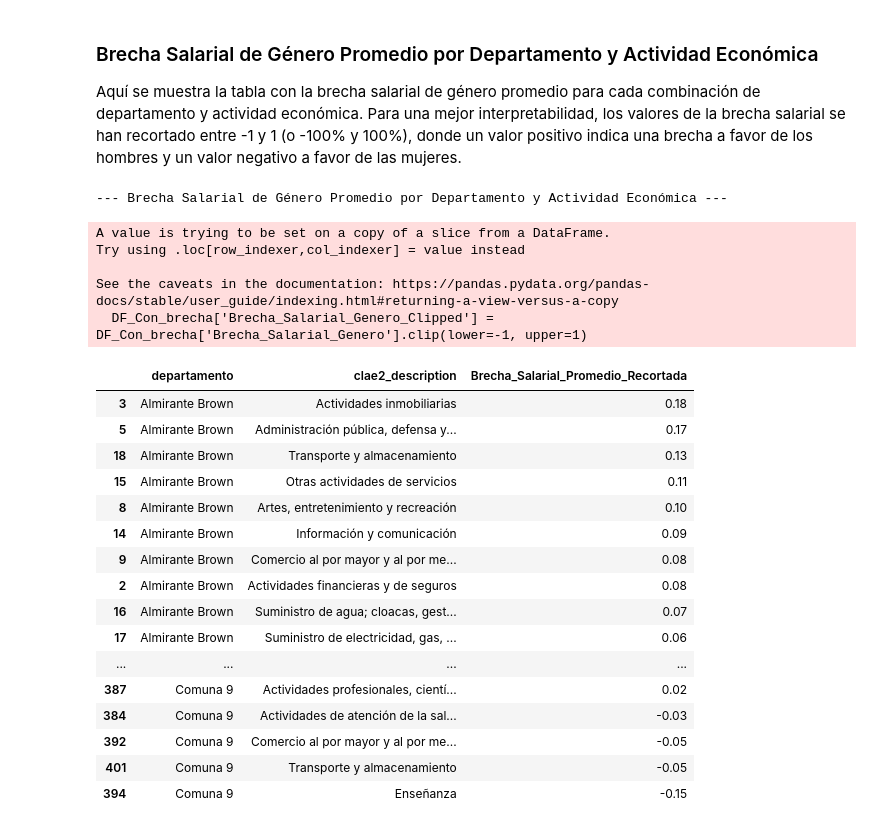
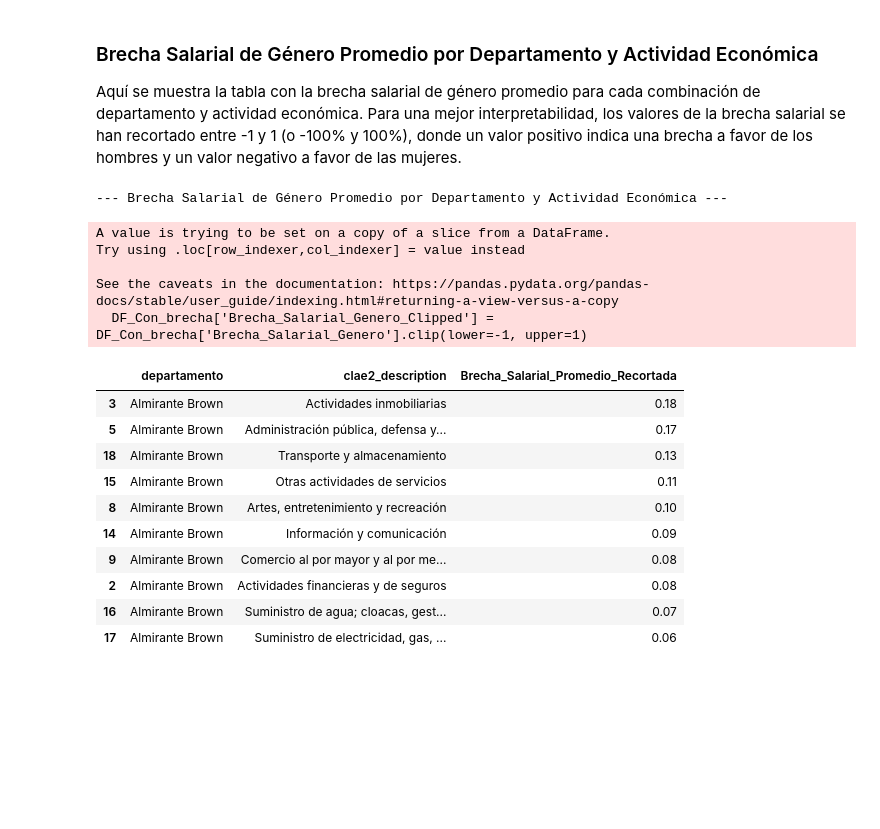
Before and after one commit to tost1n/Tp-laboratorio, a Jupyter notebook: Tp.ipynb, the cells around one changed output. Cells and saved outputs as stored; diff of their text form; code cells hidden in the pictures; blank space fills up the shorter version.

```diff
--- a/Tp.ipynb
+++ b/Tp.ipynb
@@ -626,37 +626,31 @@ Aquí se muestra la tabla con la brecha salarial de género promedio para cada c
 # Crear una versión 'recortada' de la brecha salarial en DF_Con_brecha
 DF_Con_brecha['Brecha_Salarial_Genero_Clipped'] = DF_Con_brecha['Brecha_Salarial_Genero'].clip(lower=-1, upper=1)
 
 # Agrupar por departamento y descripción de actividad económica, y calcular la media de la brecha salarial recortada
 brecha_promedio_departamento_rubro = DF_Con_brecha.groupby(['departamento', 'clae2_description'])['Brecha_Salarial_Genero_Clipped'].mean().reset_index()
 
 # Renombrar la columna para mayor claridad
 brecha_promedio_departamento_rubro.rename(columns={'Brecha_Salarial_Genero_Clipped': 'Brecha_Salarial_Promedio_Recortada'}, inplace=True)
 
 print("\n--- Brecha Salarial de Género Promedio por Departamento y Actividad Económica ---")
-display(brecha_promedio_departamento_rubro.sort_values(by=['departamento', 'Brecha_Salarial_Promedio_Recortada'], ascending=[True, False]).style.format({
+display(brecha_promedio_departamento_rubro.sort_values(by=['departamento', 'Brecha_Salarial_Promedio_Recortada'], ascending=[True, False]).head(10).style.format({
     'Brecha_Salarial_Promedio_Recortada': '{:.2f}'
 }))
 # %% [output]
 --- Brecha Salarial de Género Promedio por Departamento y Actividad Económica ---
 A value is trying to be set on a copy of a slice from a DataFrame.
 Try using .loc[row_indexer,col_indexer] = value instead
 
 See the caveats in the documentation: https://pandas.pydata.org/pandas-docs/stable/user_guide/indexing.html#returning-a-view-versus-a-copy
   DF_Con_brecha['Brecha_Salarial_Genero_Clipped'] = DF_Con_brecha['Brecha_Salarial_Genero'].clip(lower=-1, upper=1)
 |  | departamento | clae2_description | Brecha_Salarial_Promedio_Recortada |
 | 3 | Almirante Brown | Actividades inmobiliarias | 0.18 |
 | 5 | Almirante Brown | Administración pública, defensa y... | 0.17 |
 | 18 | Almirante Brown | Transporte y almacenamiento | 0.13 |
 | 15 | Almirante Brown | Otras actividades de servicios | 0.11 |
 | 8 | Almirante Brown | Artes, entretenimiento y recreación | 0.10 |
 | 14 | Almirante Brown | Información y comunicación | 0.09 |
 | 9 | Almirante Brown | Comercio al por mayor y al por me... | 0.08 |
 | 2 | Almirante Brown | Actividades financieras y de seguros | 0.08 |
 | 16 | Almirante Brown | Suministro de agua; cloacas, gest... | 0.07 |
 | 17 | Almirante Brown | Suministro de electricidad, gas, ... | 0.06 |
-| ... | ... | ... | ... |
-| 387 | Comuna 9 | Actividades profesionales, cientí... | 0.02 |
-| 384 | Comuna 9 | Actividades de atención de la sal... | -0.03 |
-| 392 | Comuna 9 | Comercio al por mayor y al por me... | -0.05 |
-| 401 | Comuna 9 | Transporte y almacenamiento | -0.05 |
-| 394 | Comuna 9 | Enseñanza | -0.15 |
```
